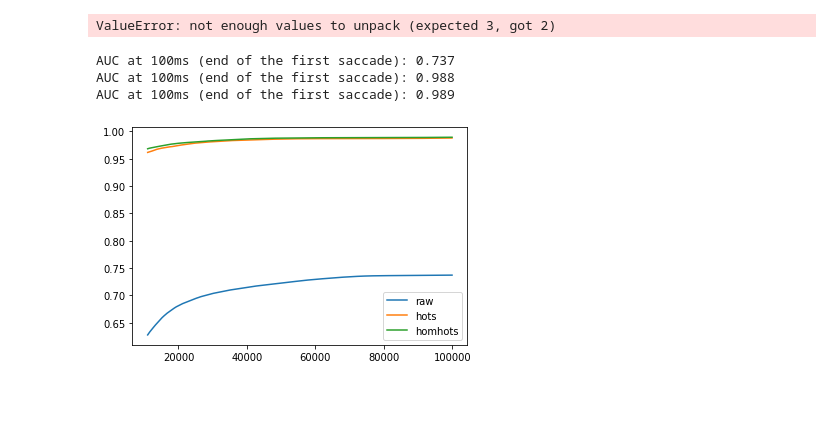
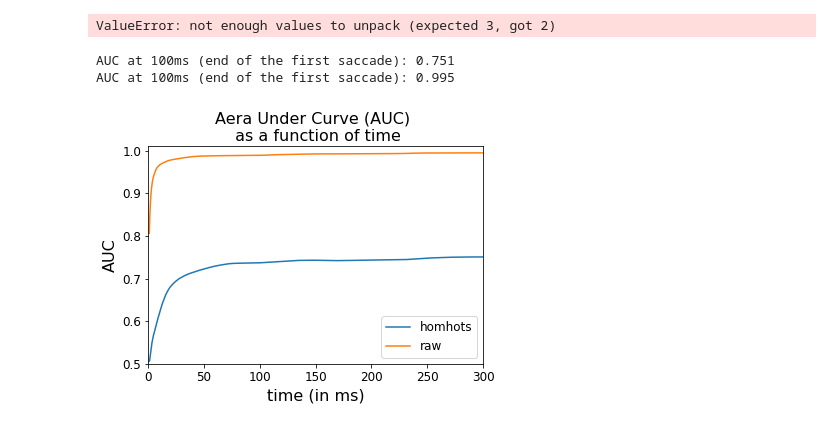
Before and after one commit to SpikeAI/HOTS, a Jupyter notebook: notebooks/RESULTS_03_NMNIST.ipynb, the cells around one changed output. Drawn from its saved outputs; the diff is of its cells as text; code cells hidden in the pictures; blank space fills up the shorter version.

Commit message:
recording time limited to 295ms

```diff
--- a/notebooks/RESULTS_03_NMNIST.ipynb
+++ b/notebooks/RESULTS_03_NMNIST.ipynb
@@ -430,15 +431,23 @@ ValueError: not enough values to unpack (expected 3, got 2)
 # %%
 f_name = f'{record_path}{timestr}_LR_results_{nbclust}_{nb_train}_{nb_test}_1_AUC.pkl'
 with open(f_name, 'rb') as file:
     results = pickle.load(file)
 
-namelist = ['raw', 'hots', 'homhots']
+fig, ax = plt.subplots()
+namelist = ['homhots', 'raw']
+leg_list = ['online HOTS', 'MLR with raw inputs']
 for namnum, name in enumerate(namelist):
-    plt.plot(results[0][0], results[0][namnum+1], label=name)
-    plt.legend()
+    ax.plot(results[0][0]/1e3, results[0][namnum+1], label=name)
     print(f'AUC at 100ms (end of the first saccade): {np.round(results[0][namnum+1][-1],3)}')
+
+ax.axis([0,300,0.5,1.01]);
+ax.set_xlabel('time (in ms)', fontsize=16);
+ax.set_ylabel('AUC', fontsize=16);
+plt.setp(ax.get_yticklabels(), fontsize=12)
+plt.setp(ax.get_xticklabels(), fontsize=12)
+ax.set_title('Aera Under Curve (AUC) \n as a function of time', fontsize=16);
+ax.legend(fontsize=12, loc='lower right');
 # %% [output]
-AUC at 100ms (end of the first saccade): 0.737
-AUC at 100ms (end of the first saccade): 0.988
-AUC at 100ms (end of the first saccade): 0.989
+AUC at 100ms (end of the first saccade): 0.751
+AUC at 100ms (end of the first saccade): 0.995
-[figure, old version]
+[figure, new version]
```
Also changed, not shown: parts of 3 cells of this notebook, 4 other files.
